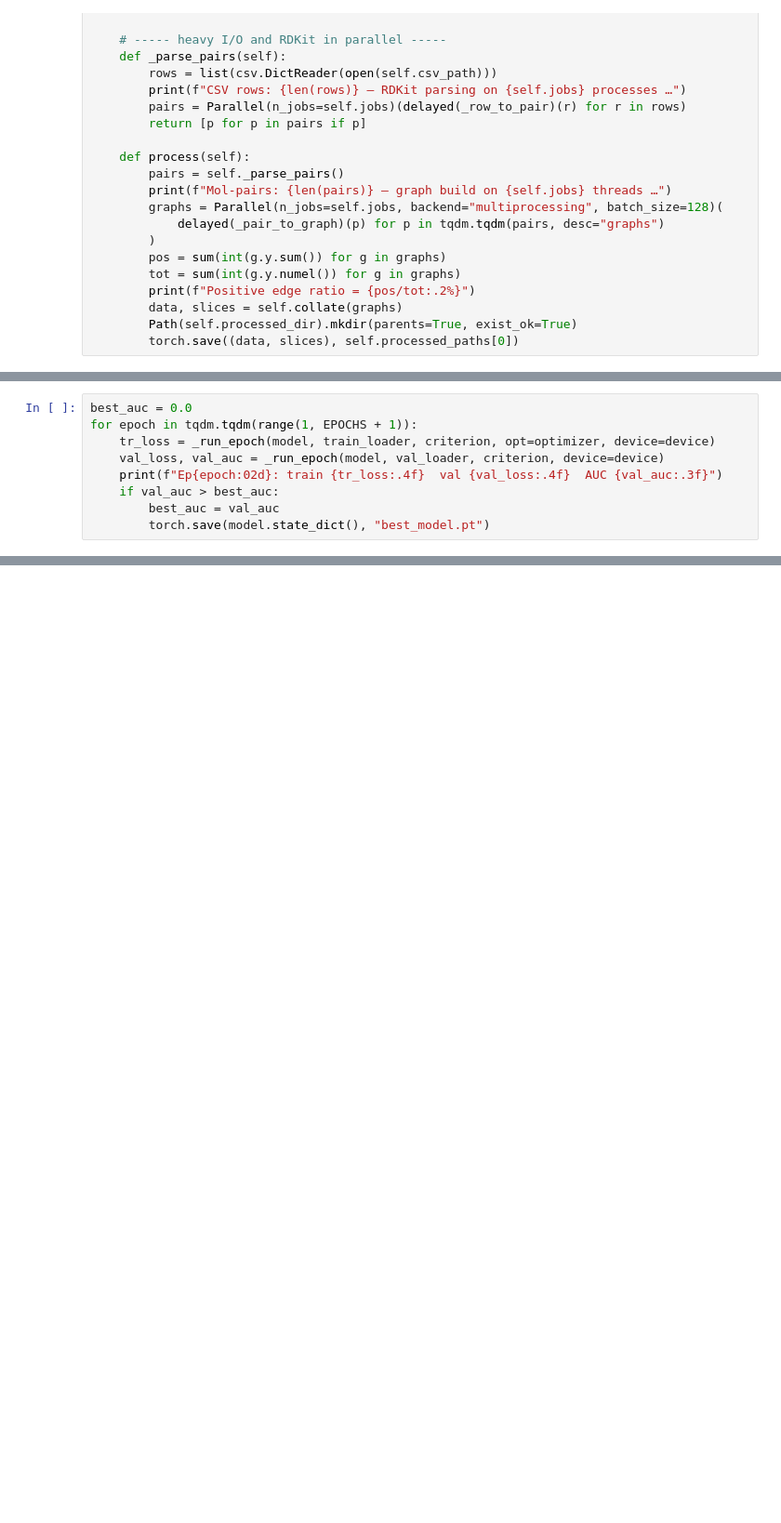
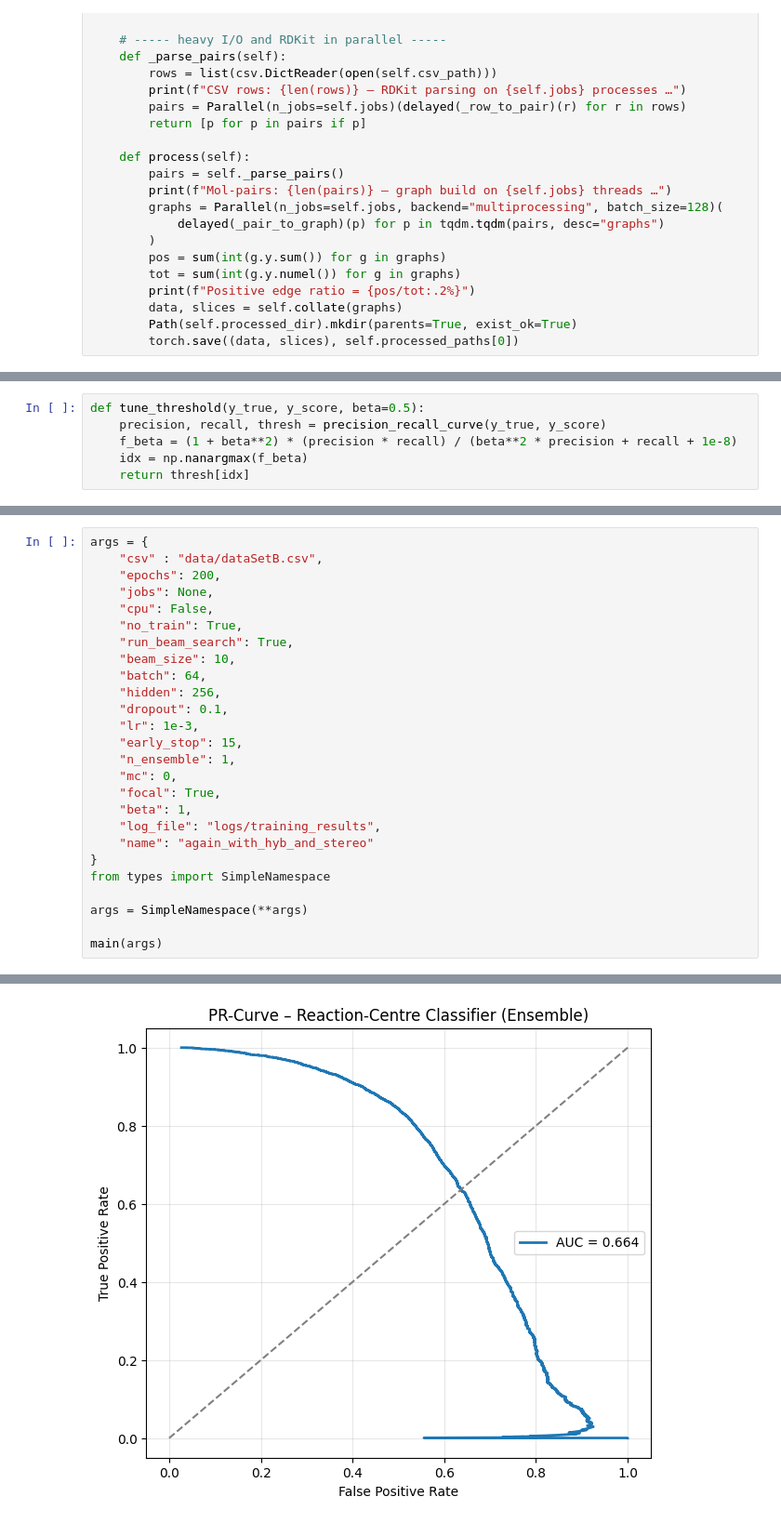
Before and after one commit to petrostriantafyllos/Retrosynthesis, a Jupyter notebook: retrosynthesis_fast.ipynb, the cells around one changed output, grey strips where cells are left out. Shown at 93% size. Cells and saved outputs as stored; diff of their text form; blank space fills up the shorter version.

Commit message:
AUC-PR as validation and evaluation metric. Abstract logs from ablation tests. Top-k accuracy. Threshold beta exploration.

```diff
--- a/retrosynthesis_fast.ipynb
+++ b/retrosynthesis_fast.ipynb
@@ -177,9 +296,0 @@ optimizer = torch.optim.Adam(model.parameters(), lr=1e-5)
-# %%
-best_auc = 0.0
-for epoch in tqdm.tqdm(range(1, EPOCHS + 1)):
-    tr_loss = _run_epoch(model, train_loader, criterion, opt=optimizer, device=device)
-    val_loss, val_auc = _run_epoch(model, val_loader, criterion, device=device)
-    print(f"Ep{epoch:02d}: train {tr_loss:.4f}  val {val_loss:.4f}  AUC {val_auc:.3f}")
-    if val_auc > best_auc:
-        best_auc = val_auc
-        torch.save(model.state_dict(), "best_model.pt")
@@ -236,0 +324,6 @@ weighted avg      0.975     0.859     0.905    134681
+# %%
+def tune_threshold(y_true, y_score, beta=0.5):
+    precision, recall, thresh = precision_recall_curve(y_true, y_score)
+    f_beta = (1 + beta**2) * (precision * recall) / (beta**2 * precision + recall + 1e-8)
+    idx = np.nanargmax(f_beta)
+    return thresh[idx]
@@ -236,0 +619,27 @@ weighted avg      0.975     0.859     0.905    134681
+# %%
+args = {
+    "csv" : "data/dataSetB.csv",
+    "epochs": 200,
+    "jobs": None,
+    "cpu": False,
+    "no_train": True,
+    "run_beam_search": True,
+    "beam_size": 10,
+    "batch": 64,
+    "hidden": 256,
+    "dropout": 0.1,
+    "lr": 1e-3,
+    "early_stop": 15,
+    "n_ensemble": 1,
+    "mc": 0,
+    "focal": True,
+    "beta": 1,
+    "log_file": "logs/training_results",
+    "name": "again_with_hyb_and_stereo"
+}
+from types import SimpleNamespace
+
+args = SimpleNamespace(**args)
+
+main(args)
+# %% [output]
@@ -236,0 +680 @@ weighted avg      0.975     0.859     0.905    134681
+[figure, added]
```
Also changed, not shown: parts of 37 cells of this notebook, 24 other files.
